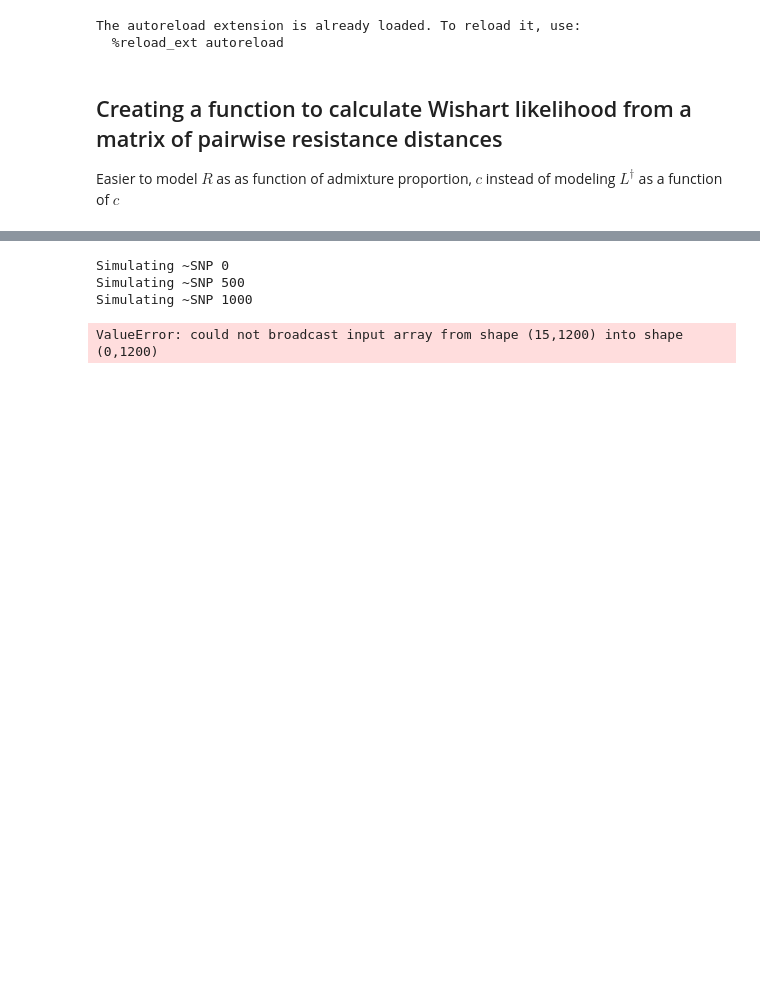
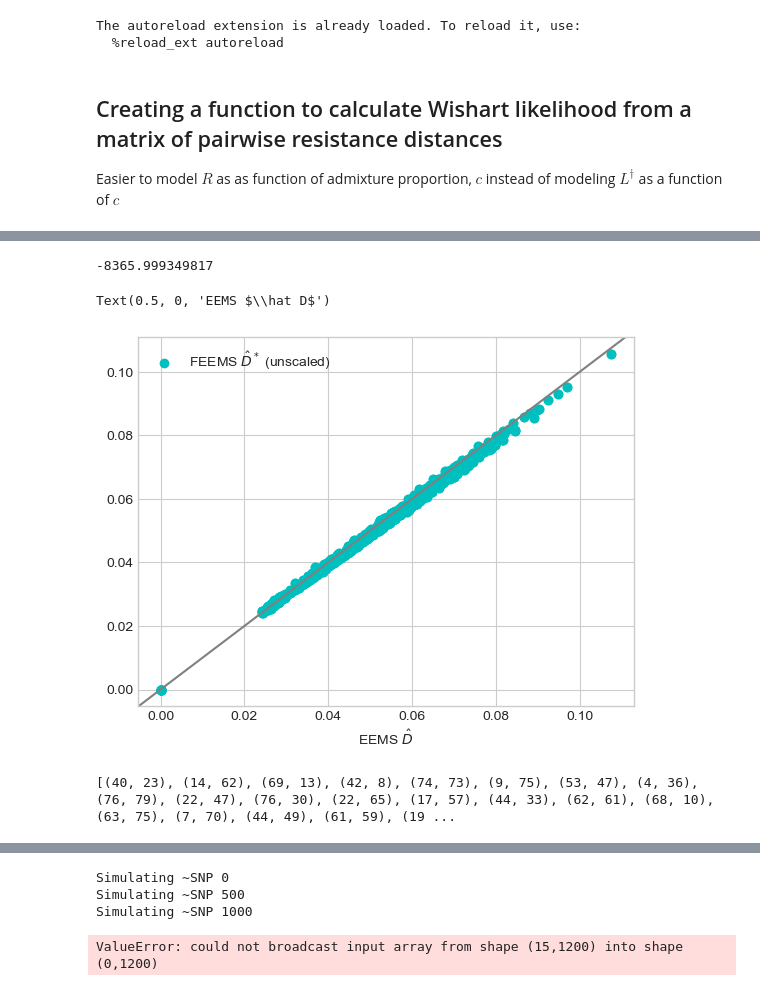
Before and after one commit to NovembreLab/feems, a Jupyter notebook: docs/notebooks/est-long-range.ipynb, the cells around one changed output, grey strips where cells are left out. Saved outputs shown, nothing was run; the diff lists cells and outputs as text; code cells hidden in the pictures; blank space fills up the shorter version.

```diff
--- a/docs/notebooks/est-long-range.ipynb
+++ b/docs/notebooks/est-long-range.ipynb
@@ -245,0 +237,4 @@ array([[0.        , 0.47388165, 0.72715377, 0.83991666, 0.51389105,
+# %%
+-get_FEEMS_demes_nll_w_c(sp_graph, obj, sp_graph.w, sp_graph.q, [(23,56)], 1, df=100, sigstar=0.15)
+# %% [output]
+-8365.999349817
@@ -245,0 +247,32 @@ array([[0.        , 0.47388165, 0.72715377, 0.83991666, 0.51389105,
+# %%
+## how to match Dstar with -Sigma
+Dgen = squareform(pdist(J.T@sp_graph.genotypes,"sqeuclidean"))/1500/Pairs
+Dfreqscaled = squareform(pdist(sp_graph.frequencies,"sqeuclidean"))/1500; Sscaled = deepcopy(sp_graph.S)
+# sp_graph = Joint_SpatialGraph(gen_test_1e, coord_def, grid_def, edge_def,scale_snps=False)
+# sp_graph.fit(lamb=3.,optimize_q='n-dim');
+# Dfreqscaled = squareform(pdist(sp_graph.frequencies,"sqeuclidean"))/1200
+unscaledfreq = sp_graph.frequencies * np.sqrt(sp_graph.mu * (1 - sp_graph.mu))
+Dfrequnscaled = squareform(pdist(unscaledfreq,"sqeuclidean"))/1500
+plt.scatter(Dgen,Dfreqscaled,color='g',label=r'FEEMS $\hat D^*$ (scaled)'); plt.axline((0,0),slope=12,color='grey',ls='--') #plt.scatter(Dgen,-0.1*Sscaled,color='b',label='Sscaled')
+plt.scatter(Dgen,Dfrequnscaled,color='c',label=r'FEEMS $\hat D^*$ (unscaled)'); plt.legend(); plt.axline((0,0),slope=1,color='grey'); plt.xlabel(r'EEMS $\hat D$')
+# %% [output]
+Text(0.5, 0, 'EEMS $\\hat D$')
+[figure, added]
+# %%
+randedge = [tuple(np.random.choice(range(80),size=2,replace=False)) for _ in range(30)]
+randedge = list(set(randedge)-set(sp_graph.edges));
+for e in [(23,56),(22,56),(24,56),(23,55),(23,54)]:
+    randedge.append(e)
+print(randedge)
+
+isc = np.zeros(len(randedge)); logc = np.zeros(len(randedge))
+for ie, e in enumerate(randedge):
+    llc = []
+    for c in np.linspace(0,1,12):
+        llc.append(-get_FEEMS_demes_nll_w_c(sp_graph, obj, sp_graph.w, sp_graph.q, [e], c, df=1200, sigstar=0.15))
+    logc[ie] = np.linspace(0,1,12)[np.argmin(np.abs(llc-np.max(llc)+2))] # llc[0] - llc[-1]
+    # if np.argmax(llc)!=0:
+    #     isc[ie] = 1
+    isc[ie] = llc[-1]-llc[0]#np.linspace(0,1,12)[np.argmax(llc)]
+# %% [output]
+[(40, 23), (14, 62), (69, 13), (42, 8), (74, 73), (9, 75), (53, 47), (4, 36), (76, 79), (22, 47), (76, 30), (22, 65), (17, 57), (44, 33), (62, 61), (68, 10), (63, 75), (7, 70), (44, 49), (61, 59), (19 ...
```
Also changed, not shown: parts of 24 cells of this notebook, 5 other files.
